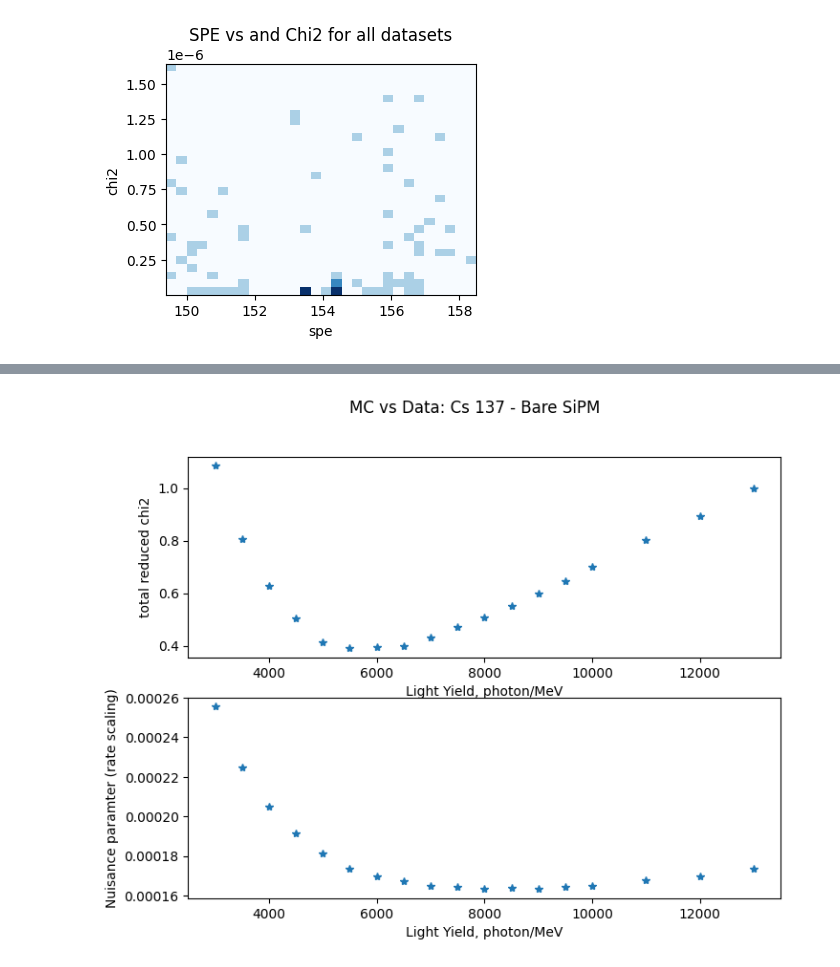
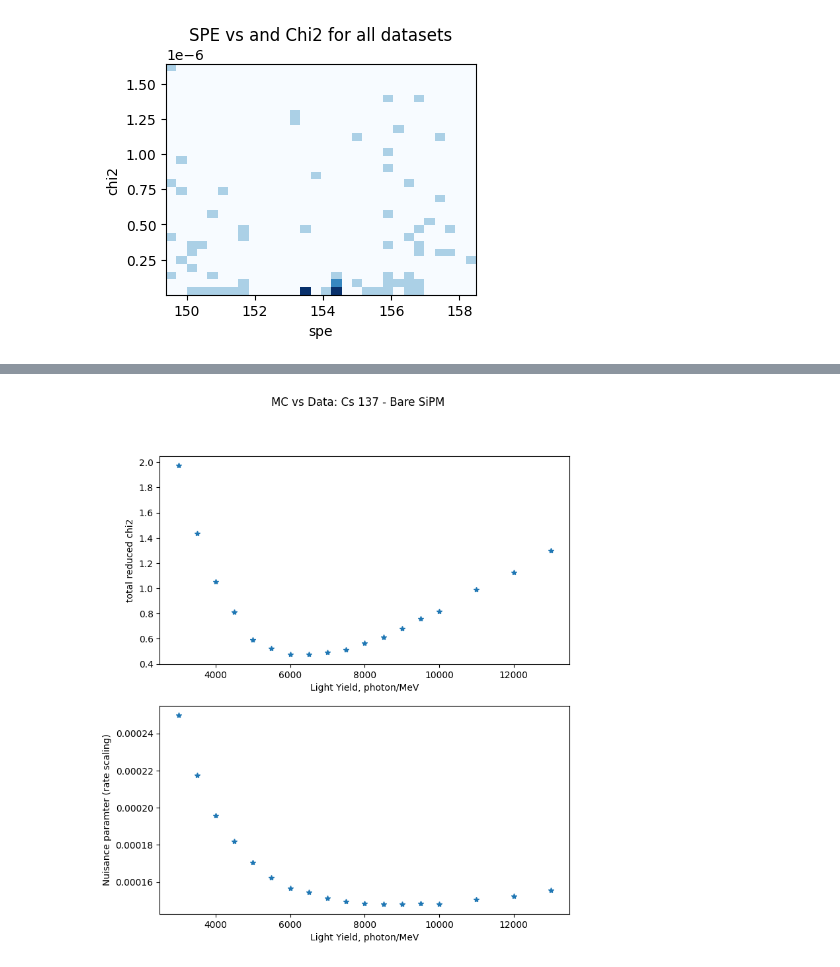
Before and after one commit to austindsc/cf4_analysisPipeline, a Jupyter notebook: comp1/c1_loadG4Runs.ipynb, the cells around one changed output, grey strips where cells are left out. Drawn from its saved outputs; the diff is of its cells as text; code cells hidden in the pictures.

Commit message:
changes from flight to madrid. minimizer working better. added more config settings, user control, verbosity. got co data working?? now moving to co simulation

```diff
--- a/comp1/c1_loadG4Runs.ipynb
+++ b/comp1/c1_loadG4Runs.ipynb
@@ -86,12 +83,16 @@ BINLOW = config.get("global_analysis").get("binLow")
 BINHIGH = config.get("global_analysis").get("binHigh")
 print(NBINS, BINLOW, BINHIGH)
 
+GLOBALVERBOSE = config.get("global_analysis").get("verbose")
+
 USEAVG = config.get("data_analysis").get("avg_background")
+USEAVG = True
 
 hScale = config.get("cesiumBareData").get("hScale")
 
 NCA = config.get("mc_analysis").get("NCA")
 
+
 # config.get("data_analysis").get("defData_Path")
 # config.get("cesiumBareData").get("bkgList")
 # %% [output]
@@ -323,7 +325,7 @@ class MCdataSet(object):
 pBatch1 = "/Users/austindestcroix/Desktop/school_holders/projects/sbc/geant4_cf4/batchOutput/"
 
 # 8 is the best fit right now
-mc1 = MCdataSet(pBatch1+"6/")
+mc1 = MCdataSet(pBatch1+"10/")
 
 # setup for physics comparisons
 mc1.doCAcorrection_BinomialMC(config.get("mc_analysis").get("NCA"))
@@ -358,2 +360,6 @@ phys Pars consistent for /Users/austindestcroix/Desktop/school_holders/projects/
 /setMaterial/mediumLY_VisFraction 0.9
 True
+# %%
+a = np.array([50, 11, 12, 11, 9])
+np.where(a < 10)[0][0]
+a[1:4]
@@ -585,7 +626,7 @@ plt.show()
 all_items = os.listdir(pBatch1)
 folders = [item for item in all_items if os.path.isdir(os.path.join(pBatch1, item))]
 folders = sorted(folders, key=lambda x: int(x))
-print(folders)
+print("folders:", folders)
 # break
 
 xLYs = []
@@ -606,20 +647,20 @@ for folder in folders:
 
   # do first sanity checks
   mcData.check_physPars_andDetPars(verbose = 0)
-  print("folder:", folder, "LY = ", mcData.mCsBareList[0].mPhysPars.ly)
 
   comp1.mMCDataSet = mcData # point comp1 to mc data
   comp1.do_mapping() # put mc and rc objects together (correctly)
   comp1.SetBinRanges(firstBin = 0) # set first bin as 1 and lastBin at 10 counts. could do directly on MC object...
 
-  print(comp1.getFullReducedChi2())
-  comp1.minimizeRateScaling()
+  success, result = comp1.minimizeRateScaling(verbose = 0)
 
   ly = comp1.mMCDataSet.mCsBareList[0].mPhysPars.ly
   goodChi2 = comp1.csBareChi2
   nuis = comp1.csBareNuis
 
-  print(f"LY: {ly}, chi2 = {goodChi2}, nuis = {nuis}")
+  if VERBOSE or success == 0:
+    print("folder:", folder, f"LY: {ly}, chi2 = {goodChi2}, nuis = {nuis}")
+    print(comp1.getFullReducedChi2())
 
   xLYs.append(ly)
   yChi2s.append(goodChi2)
@@ -657,17 +682,17 @@ LY: 13000.0, chi2 = 0.999791730050845, nuis = 0.0001734995631511688
 # %%
-fig, (ax1, ax2) = plt.subplots(2, 1, figsize = (8, 6))
+fig, (ax1, ax2) = plt.subplots(2, 1, figsize = (8, 9))
 
 ax1.plot(xLYs, yChi2s, linestyle = "", marker = "*")
 ax1.set_xlabel("Light Yield, photon/MeV")
 ax1.set_ylabel("total reduced chi2")
 # ax1.set_ylim(450, 600)
 
 ax2.plot(xLYs, zScaling, linestyle = "", marker = "*")
 ax2.set_xlabel("Light Yield, photon/MeV")
 ax2.set_ylabel("Nuisance paramter (rate scaling)")
 
 fig.suptitle("MC vs Data: Cs 137 - Bare SiPM")
 
 plt.show()
 # %% [output]
-[figure, old version]
+[figure, new version]
```
Also changed, not shown: parts of 11 cells of this notebook, 2 other files.
